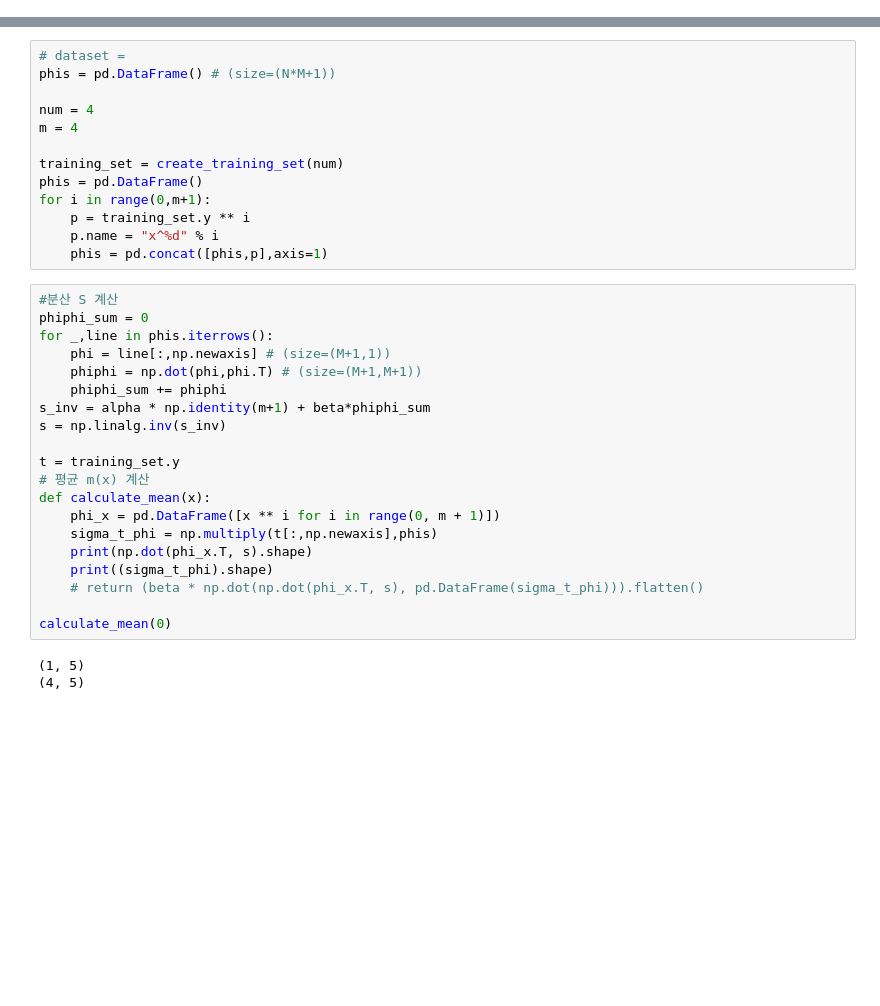
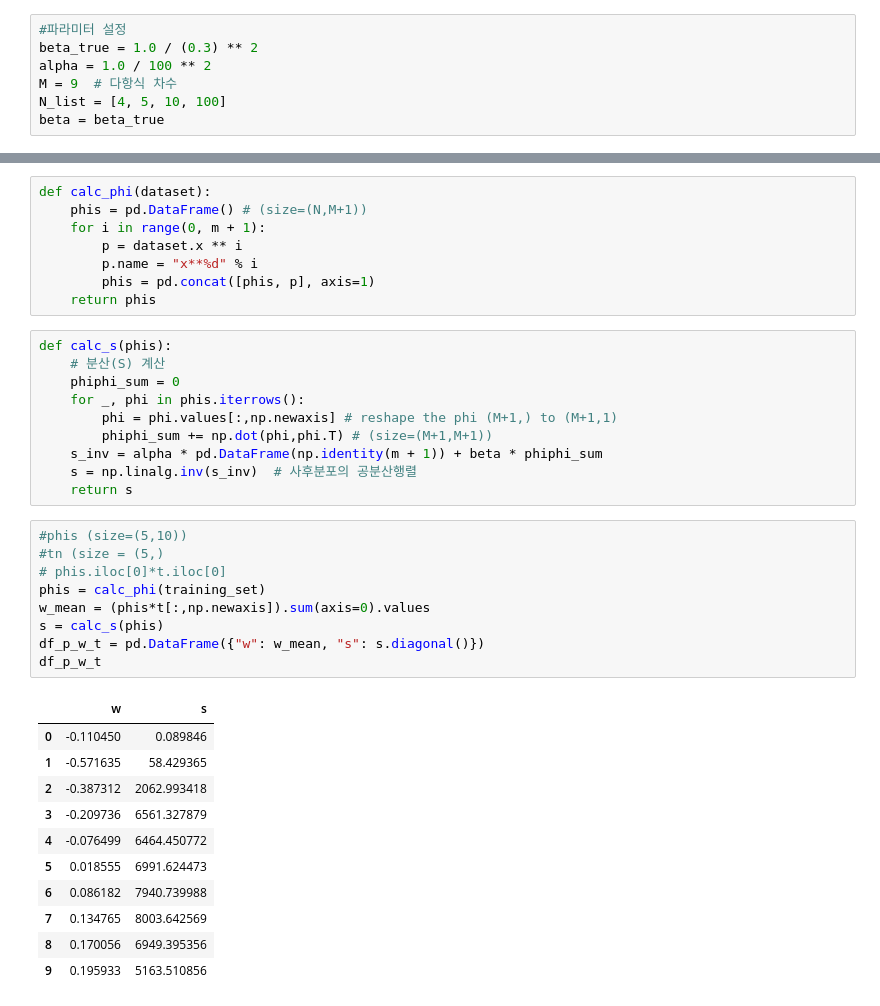
Before and after one commit to jaehosung/ml4se_codes, a Jupyter notebook: MLStudy_exercise08_02_code_by_my_self.ipynb, the cells around one changed output, grey strips where cells are left out. Cells and saved outputs as stored; diff of their text form; blank space fills up the shorter version.

```diff
--- a/MLStudy_exercise08_02_code_by_my_self.ipynb
+++ b/MLStudy_exercise08_02_code_by_my_self.ipynb
@@ -1 +6,8 @@
+# %%
+#파라미터 설정
+beta_true = 1.0 / (0.3) ** 2
+alpha = 1.0 / 100 ** 2
+M = 9  # 다항식 차수
+N_list = [4, 5, 10, 100]
+beta = beta_true
 # %%
@@ -24,36 +41,39 @@ def create_training_set(num):
 # %%
-# dataset =
-phis = pd.DataFrame() # (size=(N*M+1))
-
-num = 4
-m = 4
-
-training_set = create_training_set(num)
-phis = pd.DataFrame()
-for i in range(0,m+1):
-    p = training_set.y ** i
-    p.name = "x^%d" % i
-    phis = pd.concat([phis,p],axis=1)
+def calc_phi(dataset):
+    phis = pd.DataFrame() # (size=(N,M+1))
+    for i in range(0, m + 1):
+        p = dataset.x ** i
+        p.name = "x**%d" % i
+        phis = pd.concat([phis, p], axis=1)
+    return phis
 # %%
-#분산 S 계산
-phiphi_sum = 0
-for _,line in phis.iterrows():
-    phi = line[:,np.newaxis] # (size=(M+1,1))
-    phiphi = np.dot(phi,phi.T) # (size=(M+1,M+1))
-    phiphi_sum += phiphi
-s_inv = alpha * np.identity(m+1) + beta*phiphi_sum
-s = np.linalg.inv(s_inv)
-
-t = training_set.y
-# 평균 m(x) 계산
-def calculate_mean(x):
-    phi_x = pd.DataFrame([x ** i for i in range(0, m + 1)])
-    sigma_t_phi = np.multiply(t[:,np.newaxis],phis)
-    print(np.dot(phi_x.T, s).shape)
-    print((sigma_t_phi).shape)
-    # return (beta * np.dot(np.dot(phi_x.T, s), pd.DataFrame(sigma_t_phi))).flatten()
-
-calculate_mean(0)
+def calc_s(phis):
+    # 분산(S) 계산
+    phiphi_sum = 0
+    for _, phi in phis.iterrows():
+        phi = phi.values[:,np.newaxis] # reshape the phi (M+1,) to (M+1,1)
+        phiphi_sum += np.dot(phi,phi.T) # (size=(M+1,M+1))
+    s_inv = alpha * pd.DataFrame(np.identity(m + 1)) + beta * phiphi_sum
+    s = np.linalg.inv(s_inv)  # 사후분포의 공분산행렬
+    return s
-# %% [output]
-(1, 5)
-(4, 5)
+# %%
+#phis (size=(5,10))
+#tn (size = (5,)
+# phis.iloc[0]*t.iloc[0]
+phis = calc_phi(training_set)
+w_mean = (phis*t[:,np.newaxis]).sum(axis=0).values
+s = calc_s(phis)
+df_p_w_t = pd.DataFrame({"w": w_mean, "s": s.diagonal()})
+df_p_w_t
+# %% [output]
+|  | w | s |
+| 0 | -0.110450 | 0.089846 |
+| 1 | -0.571635 | 58.429365 |
+| 2 | -0.387312 | 2062.993418 |
+| 3 | -0.209736 | 6561.327879 |
+| 4 | -0.076499 | 6464.450772 |
+| 5 | 0.018555 | 6991.624473 |
+| 6 | 0.086182 | 7940.739988 |
+| 7 | 0.134765 | 8003.642569 |
+| 8 | 0.170056 | 6949.395356 |
+| 9 | 0.195933 | 5163.510856 |
```
Also changed, not shown: parts of 4 cells of this notebook.
